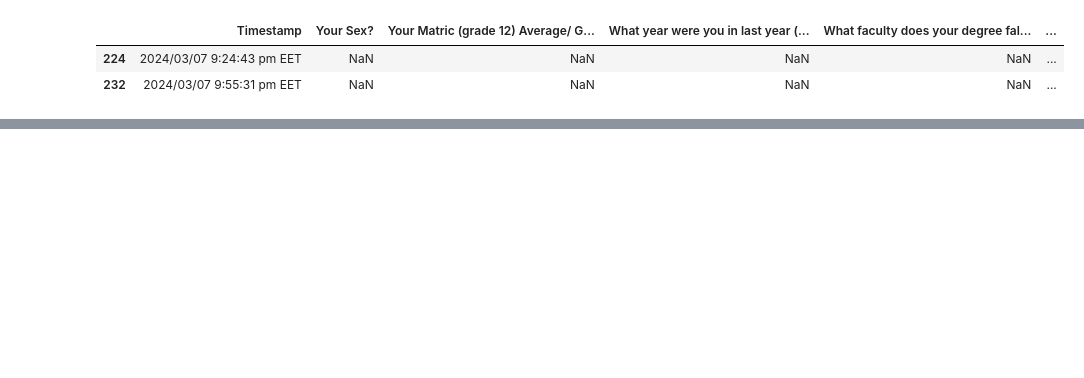
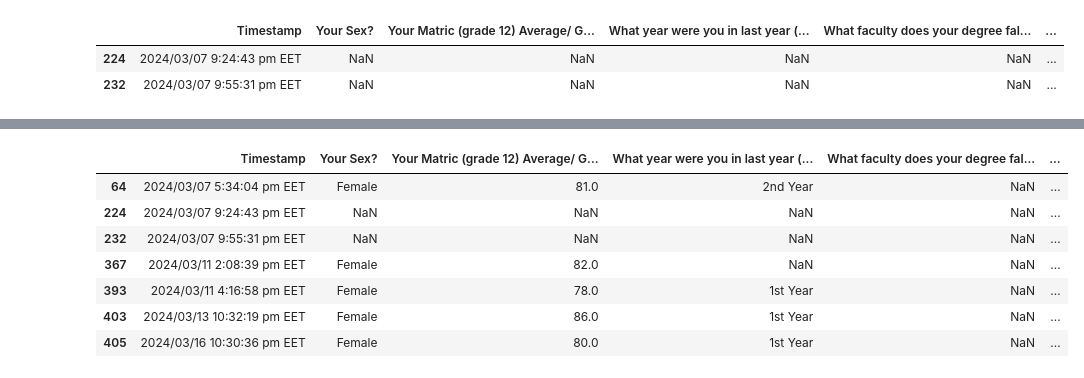
Before and after one commit to TRossen89/BI_MP_Assignments, a Jupyter notebook: MP1_Data_Ingestion_and_Wrangling.ipynb, the cells around one changed output, grey strips where cells are left out. Saved outputs shown, nothing was run; the diff lists cells and outputs as text; code cells hidden in the pictures; blank space fills up the shorter version.

```diff
--- a/MP1_Data_Ingestion_and_Wrangling.ipynb
+++ b/MP1_Data_Ingestion_and_Wrangling.ipynb
@@ -333,0 +322,12 @@ alcohol_df.isna().all(axis=1)
+# %%
+nan_rows_of_faculty = alcohol_df[alcohol_df["What faculty does your degree fall under?"].isna()]
+nan_rows_of_faculty
+# %% [output]
+|  | Timestamp | Your Sex? | Your Matric (grade 12) Average/ G... | What year were you in last year (... | What faculty does your degree fal... | ... |
+| 64 | 2024/03/07 5:34:04 pm EET | Female | 81.0 | 2nd Year | NaN | ... |
+| 224 | 2024/03/07 9:24:43 pm EET | NaN | NaN | NaN | NaN | ... |
+| 232 | 2024/03/07 9:55:31 pm EET | NaN | NaN | NaN | NaN | ... |
+| 367 | 2024/03/11 2:08:39 pm EET | Female | 82.0 | NaN | NaN | ... |
+| 393 | 2024/03/11 4:16:58 pm EET | Female | 78.0 | 1st Year | NaN | ... |
+| 403 | 2024/03/13 10:32:19 pm EET | Female | 86.0 | 1st Year | NaN | ... |
+| 405 | 2024/03/16 10:30:36 pm EET | Female | 80.0 | 1st Year | NaN | ... |
```
Also changed, not shown: parts of 23 cells of this notebook.
